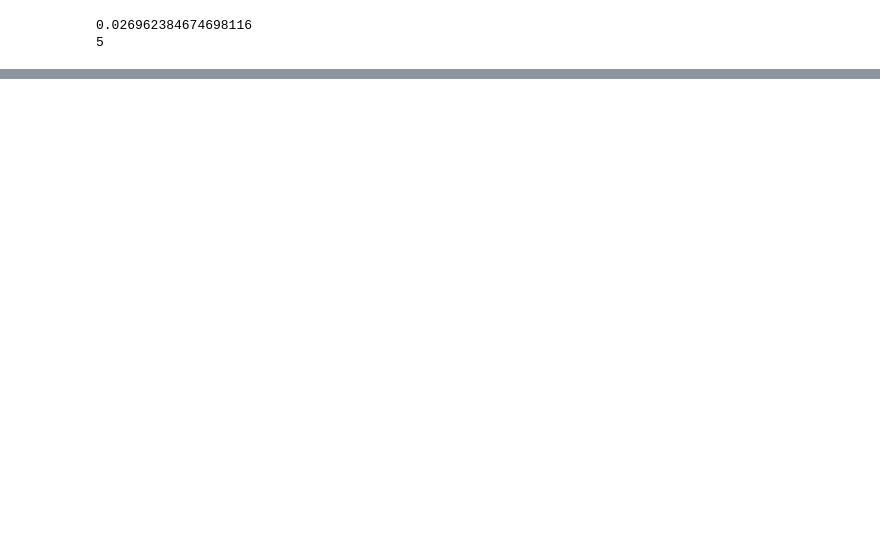
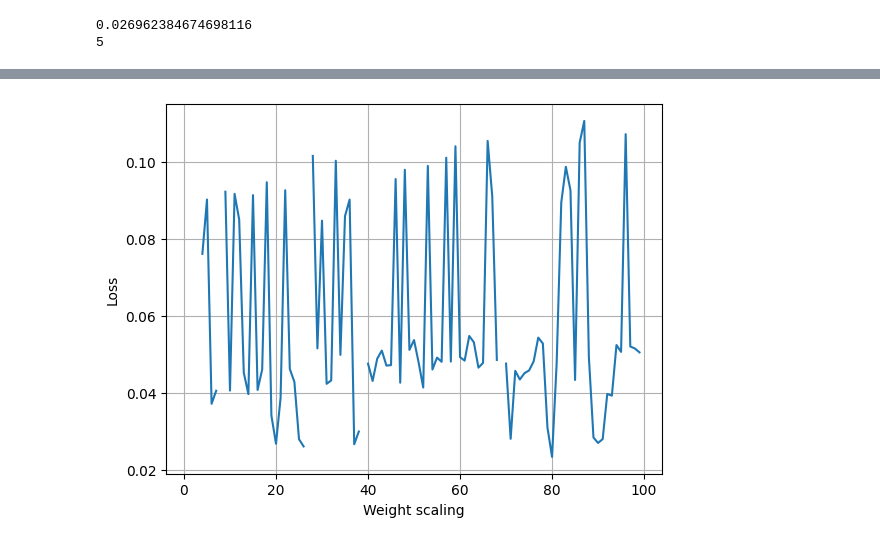
Before and after one commit to kevintannum/FYS-STK3155--Project3--UiO, a Jupyter notebook: code/XGBoost.ipynb, the cells around one changed output, grey strips where cells are left out. Cells and saved outputs as stored; diff of their text form; code cells hidden in the pictures; blank space fills up the shorter version.

Commit message:
struggling with weight scaling

```diff
--- a/code/XGBoost.ipynb
+++ b/code/XGBoost.ipynb
@@ -184,0 +195,8 @@ Til neste gang, plot resultatet for å sjekke kontinuitet
+# %%
+plt.plot(range(1,100), loss_per_weight)
+plt.xlabel("Weight scaling")
+plt.ylabel("Loss")
+plt.grid()
+plt.show()
+# %% [output]
+[figure, added]
```
Also changed, not shown: parts of 12 cells of this notebook.
